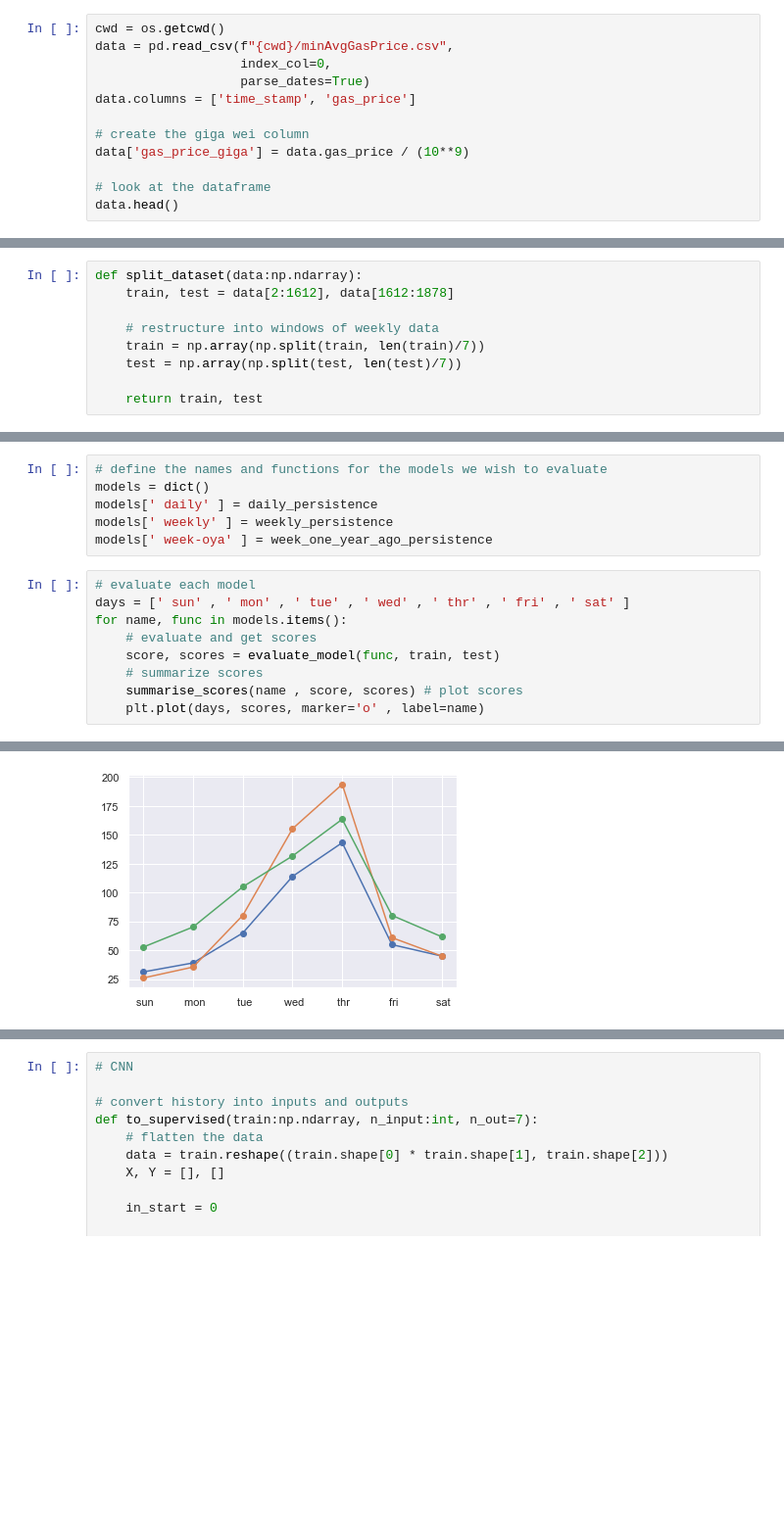
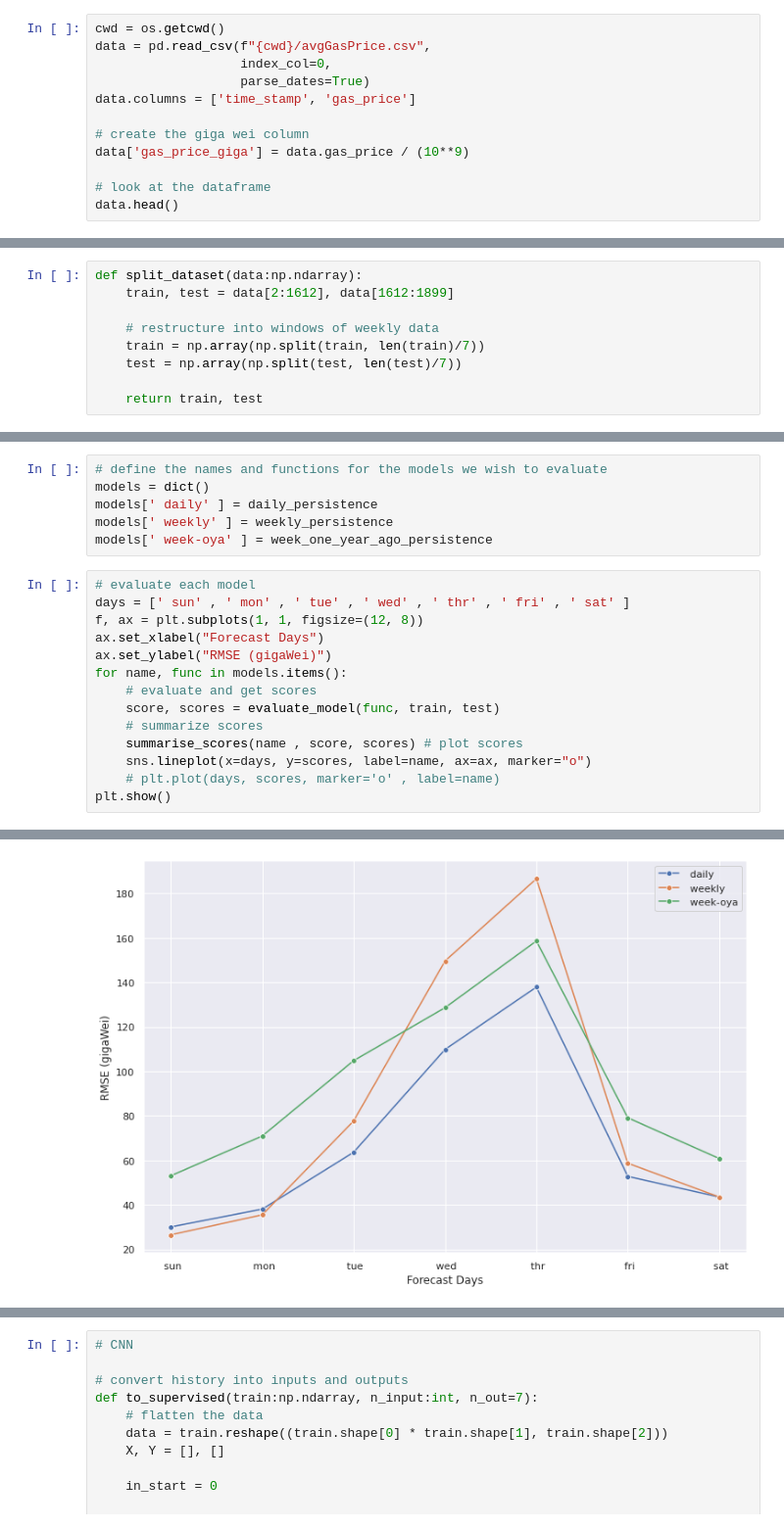
Before and after one commit to nombreinvicto/DeepLearning, a Jupyter notebook: research/gasprice_prediction/gasprice_ts.ipynb, the cells around one changed output, grey strips where cells are left out. Shown at 98% size. Saved outputs shown, nothing was run; the diff lists cells and outputs as text; blank space fills up the shorter version.

```diff
--- a/research/gasprice_prediction/gasprice_ts.ipynb
+++ b/research/gasprice_prediction/gasprice_ts.ipynb
@@ -28,6 +51,6 @@ from imutils import paths
 # %%
 cwd = os.getcwd()
-data = pd.read_csv(f"{cwd}/minAvgGasPrice.csv",
+data = pd.read_csv(f"{cwd}/avgGasPrice.csv",
                    index_col=0,
                    parse_dates=True)
 data.columns = ['time_stamp', 'gas_price']
@@ -82,7 +101,7 @@ def summarise_scores(name, score, scores):
     print(f"{name}: {score:0.3f}==> {s_scores}")
 # %%
 def split_dataset(data:np.ndarray):
-    train, test = data[2:1612], data[1612:1878]
+    train, test = data[2:1612], data[1612:1899]
 
     # restructure into windows of weekly data
     train = np.array(np.split(train, len(train)/7))
@@ -155,10 +174,15 @@ models[' week-oya' ] = week_one_year_ago_persistence
 # %%
 # evaluate each model
 days = [' sun' , ' mon' , ' tue' , ' wed' , ' thr' , ' fri' , ' sat' ]
+f, ax = plt.subplots(1, 1, figsize=(12, 8))
+ax.set_xlabel("Forecast Days")
+ax.set_ylabel("RMSE (gigaWei)")
 for name, func in models.items():
     # evaluate and get scores
     score, scores = evaluate_model(func, train, test)
     # summarize scores
     summarise_scores(name , score, scores) # plot scores
-    plt.plot(days, scores, marker='o' , label=name)
+    sns.lineplot(x=days, y=scores, label=name, ax=ax, marker="o")
+    # plt.plot(days, scores, marker='o' , label=name)
+plt.show()
 # %% [output]
@@ -168,3 +192,3 @@ for name, func in models.items():
-[figure, old version]
+[figure, new version]
 # %%
 ####################### CNN HERE
```
Also changed, not shown: parts of 19 cells of this notebook, 20 other files.
